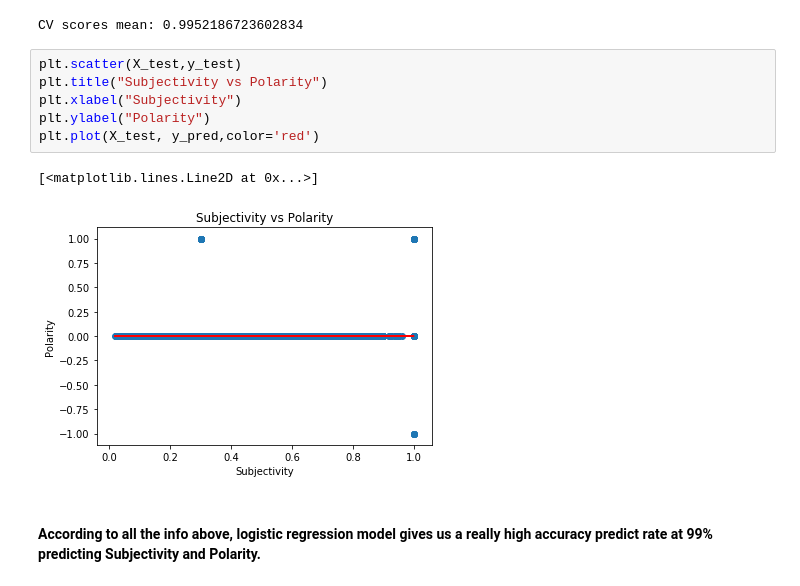
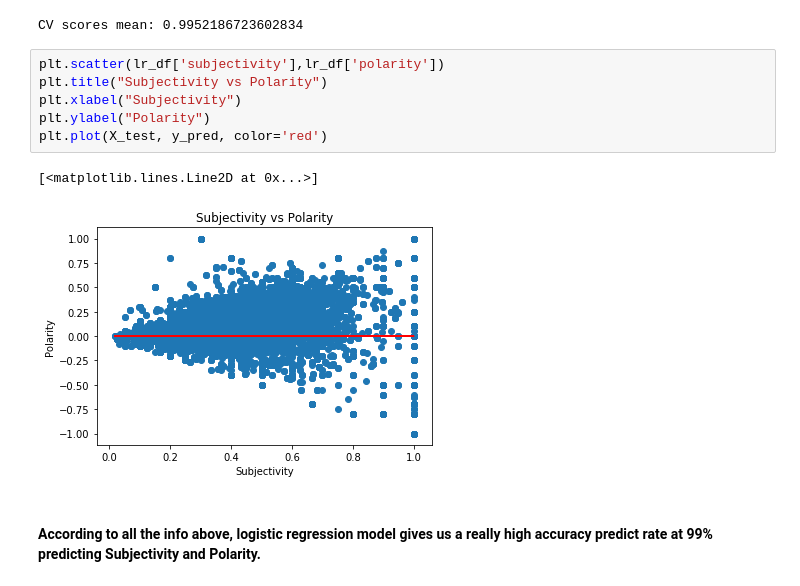
Before and after one commit to JiaMa-SJSU/Auto-complete, a Jupyter notebook: smart_email_compose.ipynb, the cells around one changed output. Cells and saved outputs as stored; diff of their text form.

```diff
--- a/smart_email_compose.ipynb
+++ b/smart_email_compose.ipynb
@@ -711,13 +704,13 @@ print("CV scores mean: {}".format(scores.mean()))
 # %% [output]
 CV scores mean: 0.9952186723602834
 # %%
-plt.scatter(X_test,y_test)
+plt.scatter(lr_df['subjectivity'],lr_df['polarity'])
 plt.title("Subjectivity vs Polarity")
 plt.xlabel("Subjectivity")
 plt.ylabel("Polarity")
-plt.plot(X_test, y_pred,color='red')
+plt.plot(X_test, y_pred, color='red')
 # %% [output]
 [<matplotlib.lines.Line2D at 0x...>]
-[figure, old version]
+[figure, new version]
 # %% [markdown]
 #### According to all the info above, logistic regression model gives us a really high accuracy predict rate at 99% predicting Subjectivity and Polarity.
```
Also changed, not shown: parts of 17 cells of this notebook.
